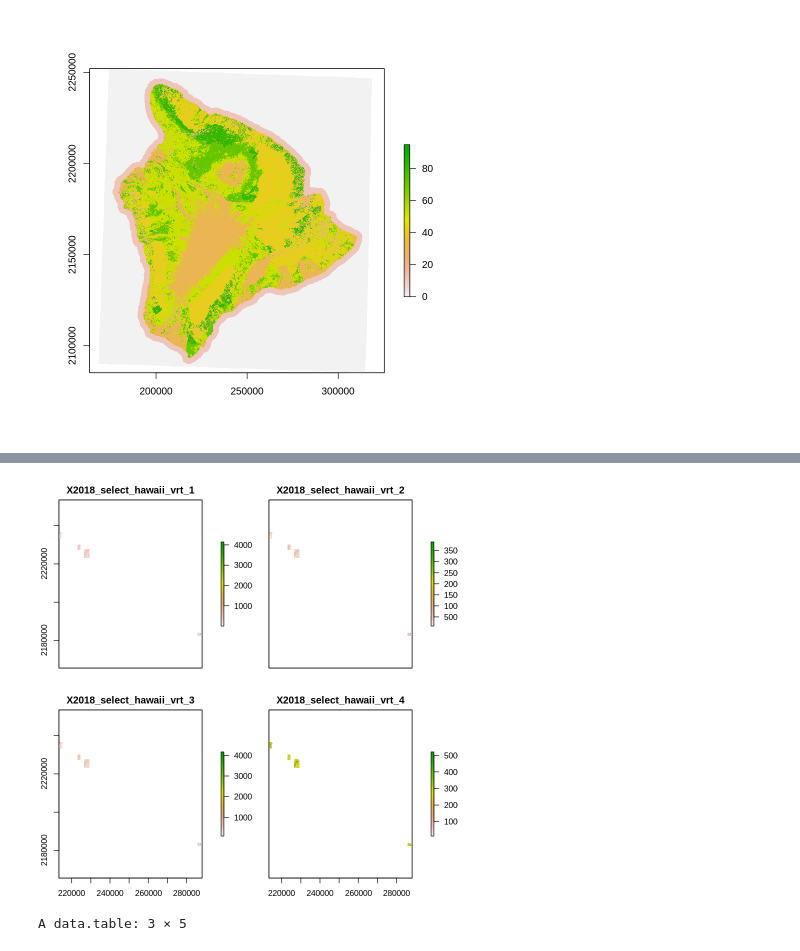
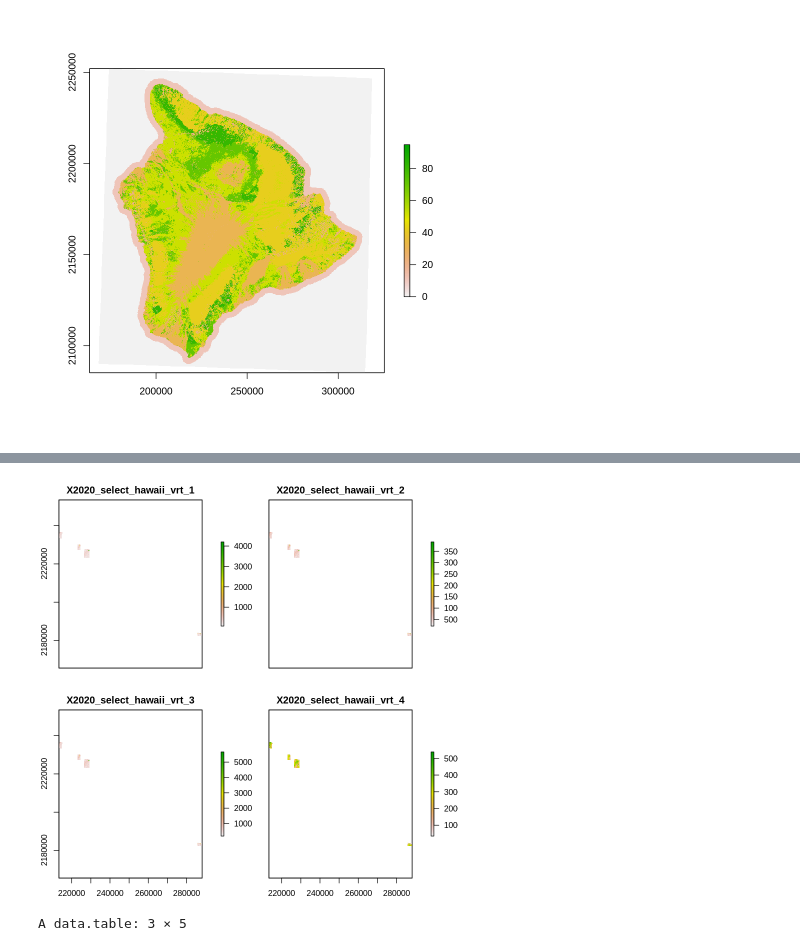
Before and after one commit to MadmanMarble/MadmanMarble, a Jupyter notebook: Export_Planet_TrainingData_2_27_24.ipynb, the cells around one changed output, grey strips where cells are left out. Saved outputs shown, nothing was run; the diff lists cells and outputs as text; code cells hidden in the pictures.

Commit message:
Complete utm5 2018, 2019, 2020 planet data.

```diff
--- a/Export_Planet_TrainingData_2_27_24.ipynb
+++ b/Export_Planet_TrainingData_2_27_24.ipynb
@@ -740,13 +740,13 @@ A sf: 2105 × 9
 | 10037 | PSS3A | 4.998937e+00 | Freshwater Forested/Shrub Wetland | 2.022956e+04 | 6753.4464 | 6 | 6 | ... |
 | 10048 | M1UBL | 6.817024e+05 | Estuarine and Marine Deepwater | 2.758752e+09 | 1100668.9611 | 1 | 1 | ... |
 # %%
-vrt_utm5_2018 <- stack("/content/workingfolder/planet/2018/utm5/2018_select_hawaii_vrt.vrt")
-# vrt_utm4_2019 <- stack("/content/workingfolder/planet/2019/utm4/2019_select_vrt.vrt")
-# vrt_utm4_2020 <- stack("/content/workingfolder/planet/2020/utm4/2020_select_vrt.vrt")
+# vrt_utm5_2018 <- stack("/content/workingfolder/planet/2018/utm5/2018_select_hawaii_vrt.vrt")
+vrt_utm5_2019 <- stack("/content/workingfolder/planet/2019/utm5/2019_select_hawaii_vrt.vrt")
+vrt_utm5_2020 <- stack("/content/workingfolder/planet/2020/utm5/2020_select_hawaii_vrt.vrt")
 # %%
-vrt_utm5_2018 %>% plot
+vrt_utm5_2020 %>% plot
 # %% [output]
-[figure, old version]
+[figure, new version]
 # %%
 unified_data_table <- data.table (unified = c(0, 1, 2, 3, 4, 5, 6, 7, 8, 9, 10, 11))
 nwi_data_table <- data.table (nwi = list(-1, c(1,2,3), 4, 5, 6, 7, -1, -1, -1, -1, -1, -1))
```
Also changed, not shown: parts of 1 cell of this notebook.
